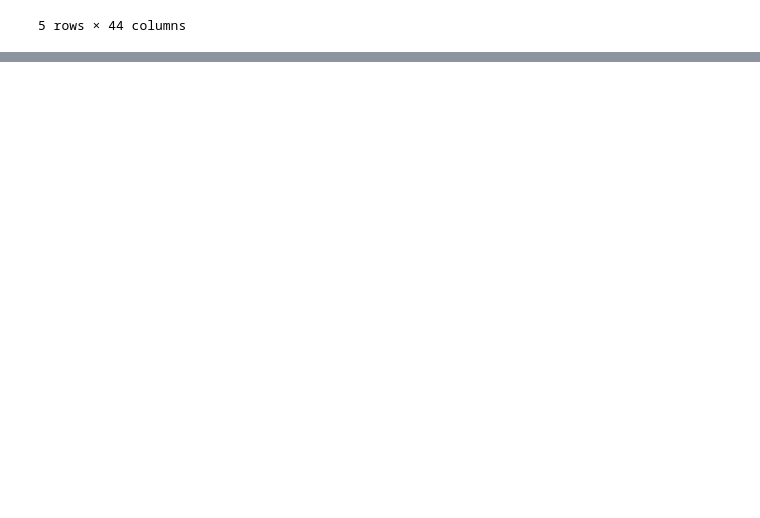
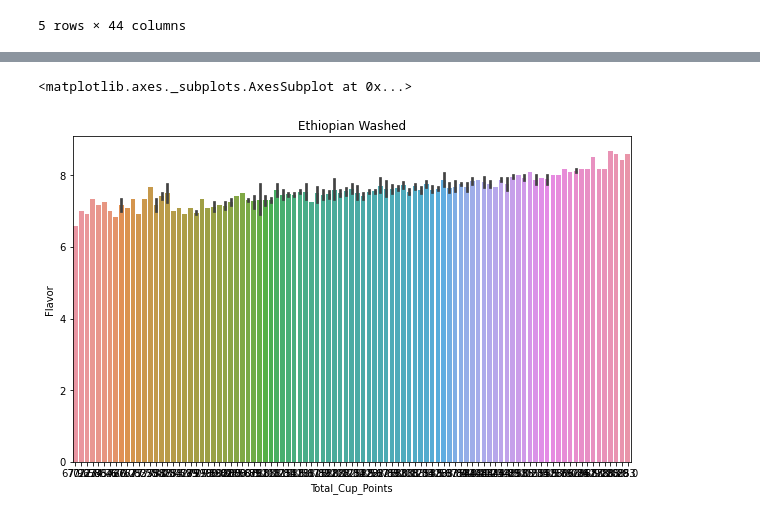
Before and after one commit to zpatricklee/coffee-csc495, a Jupyter notebook: Coffee Group Proj.ipynb, the cells around one changed output, grey strips where cells are left out. Cells and saved outputs as stored; diff of their text form; code cells hidden in the pictures; blank space fills up the shorter version.

```diff
--- a/Coffee Group Proj.ipynb
+++ b/Coffee Group Proj.ipynb
@@ -239,0 +243,10 @@ plt.show()
+# %%
+fig = plt.figure(figsize = (10,6))
+axis = plt.axes()
+axis.set_title("Ethiopian Washed")
+x_attr = 'Total_Cup_Points'
+y_attr = 'Flavor'
+sns.barplot(x =x_attr , y = y_attr, data = df_ethiopia_washed)
+# %% [output]
+<matplotlib.axes._subplots.AxesSubplot at 0x...>
+[figure, added]
```
Also changed, not shown: parts of 2 cells of this notebook.
